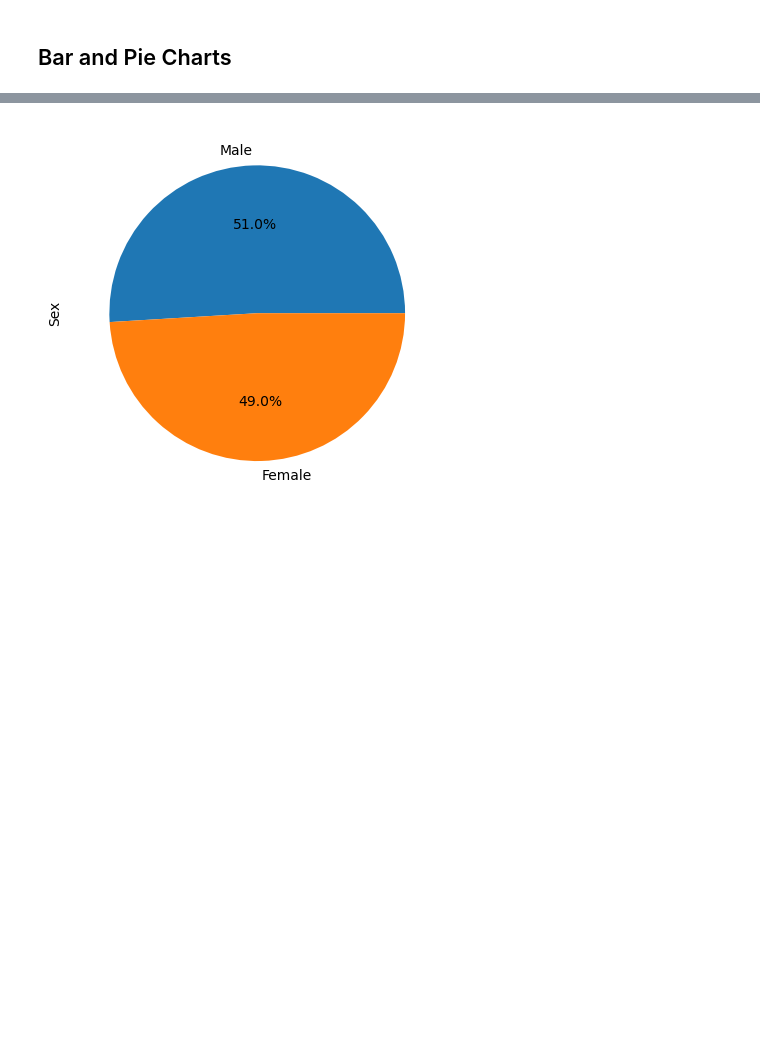
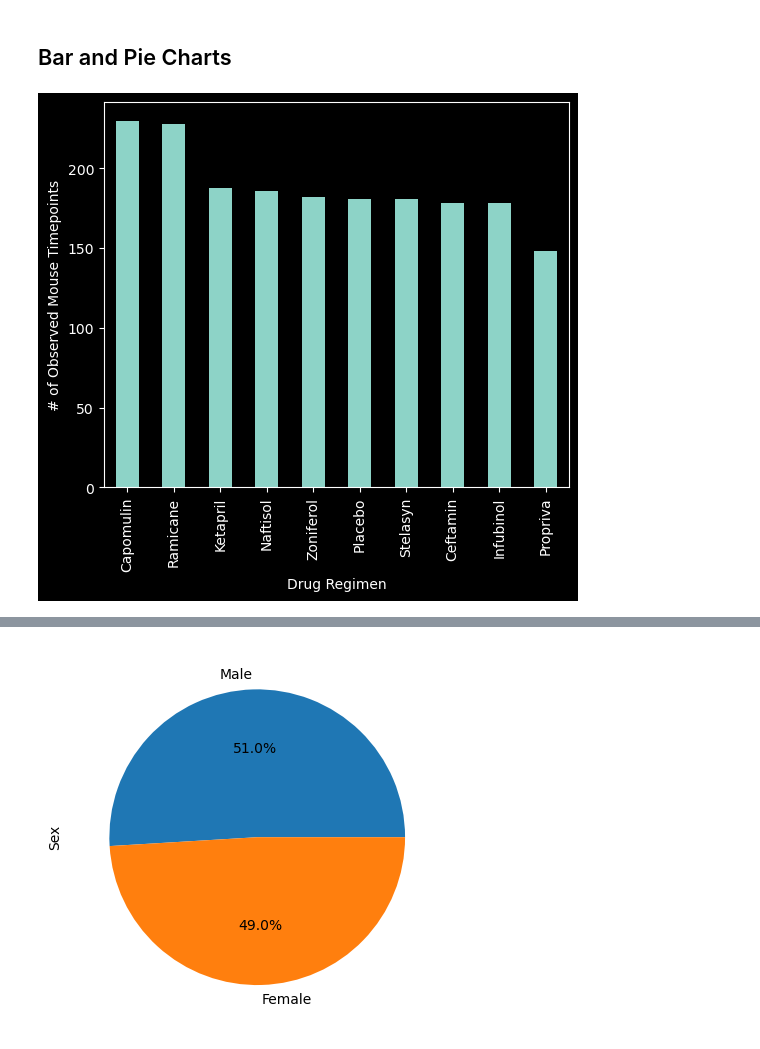
Before and after one commit to horsewell/matlibplot-challenge, a Jupyter notebook: Pymaceuticals/pymaceuticals_starter.ipynb, the cells around one changed output, grey strips where cells are left out. Drawn from its saved outputs; the diff is of its cells as text; code cells hidden in the pictures; blank space fills up the shorter version.

```diff
--- a/Pymaceuticals/pymaceuticals_starter.ipynb
+++ b/Pymaceuticals/pymaceuticals_starter.ipynb
@@ -129,4 +132,13 @@ summary_statistics2_df
 | Zoniferol | 53.236507 | 51.818479 | 48.533355 | 6.966589 | 0.516398 |
 # %% [markdown]
 ## Bar and Pie Charts
+# %%
+# Generate a bar plot showing the total number of rows (Mouse ID/Timepoints) for each drug regimen using Pandas.
+drug_regiment_count_df = pd.DataFrame(mouse_nd_df.groupby('Drug Regimen')['Timepoint'].count())
+drug_regiment_count_df = drug_regiment_count_df.sort_values(by='Timepoint', ascending=False)
+drug_regiment_count_df.plot(kind="bar", figsize=(6,5), ylabel='# of Observed Mouse Timepoints', legend=False)
+
+plt.show()
+# %% [output]
+[figure, added]
 # %%
```
Also changed, not shown: parts of 3 cells of this notebook.
